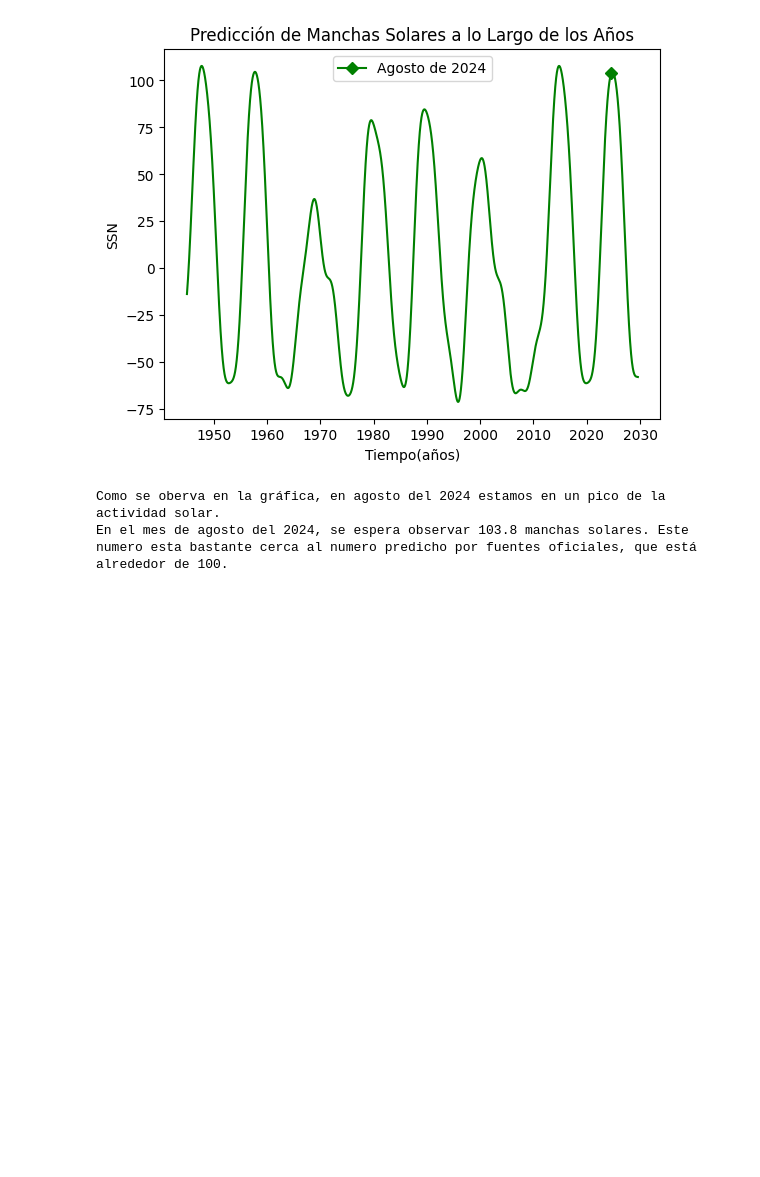
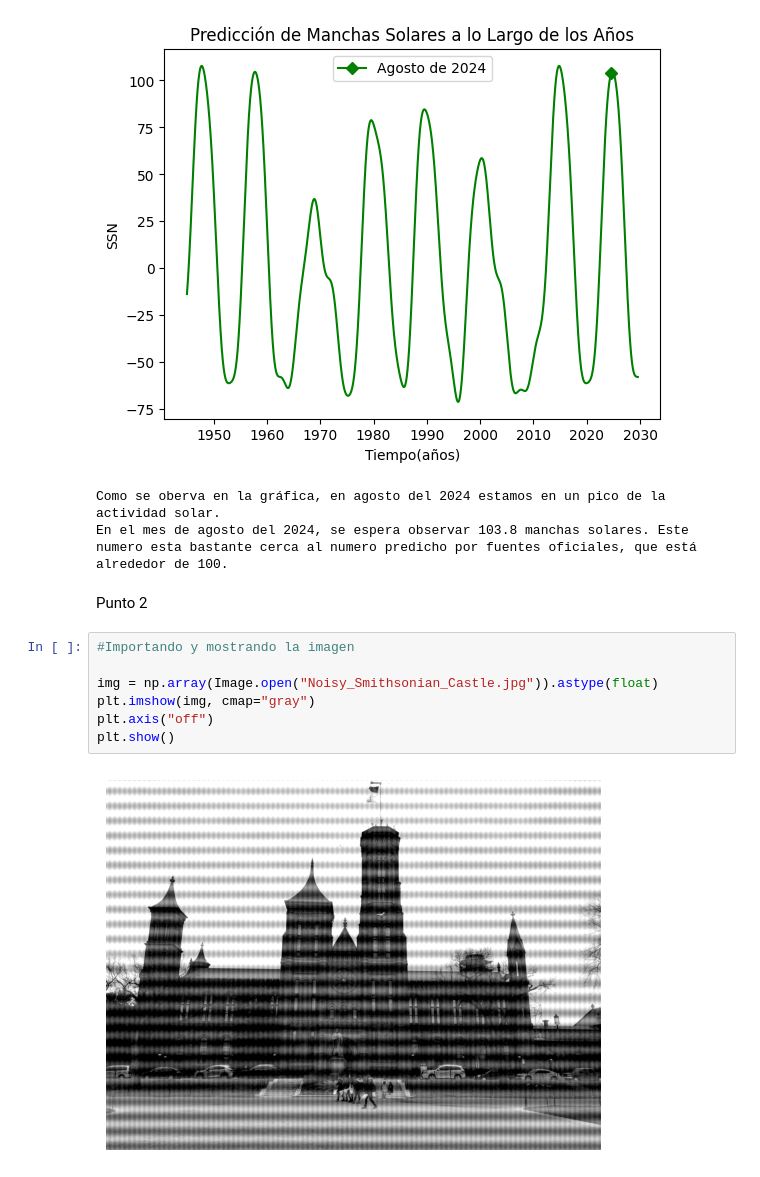
Before and after one commit to EstebanFuentesS/Metodos-Computacionales-2, a Jupyter notebook: Taller2.ipynb, the cells around one changed output. Drawn from its saved outputs; the diff is of its cells as text; blank space fills up the shorter version.

Commit message:
Avance Punto 2

```diff
--- a/Taller2.ipynb
+++ b/Taller2.ipynb
@@ -178,3 +179,14 @@ print(f"En el mes de agosto del 2024, se espera observar {round(prediccion[idx],
 [figure]
 Como se oberva en la gráfica, en agosto del 2024 estamos en un pico de la actividad solar.
 En el mes de agosto del 2024, se espera observar 103.8 manchas solares. Este numero esta bastante cerca al numero predicho por fuentes oficiales, que está alrededor de 100.
+# %% [markdown]
+Punto 2
+# %%
+#Importando y mostrando la imagen
+
+img = np.array(Image.open("Noisy_Smithsonian_Castle.jpg")).astype(float)
+plt.imshow(img, cmap="gray")
+plt.axis("off")
+plt.show()
+# %% [output]
+[figure, added]
```
Also changed, not shown: parts of 5 cells of this notebook.
